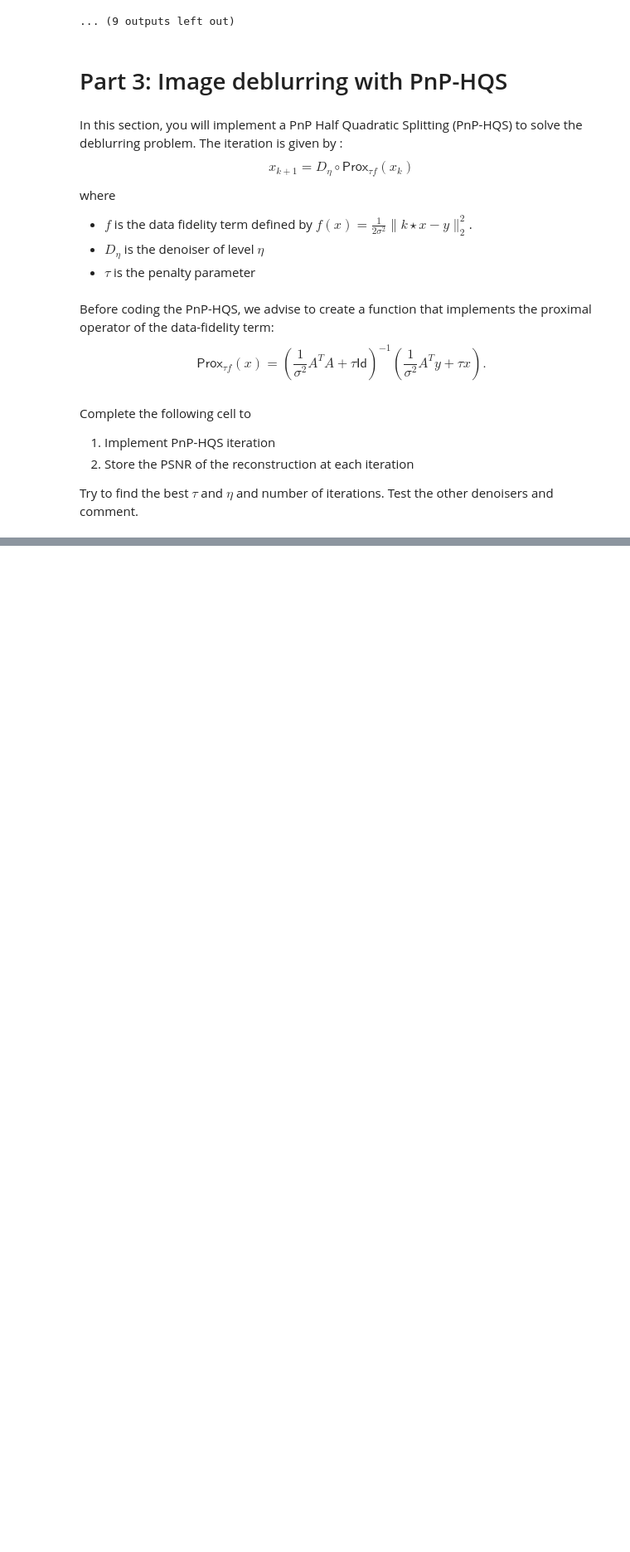
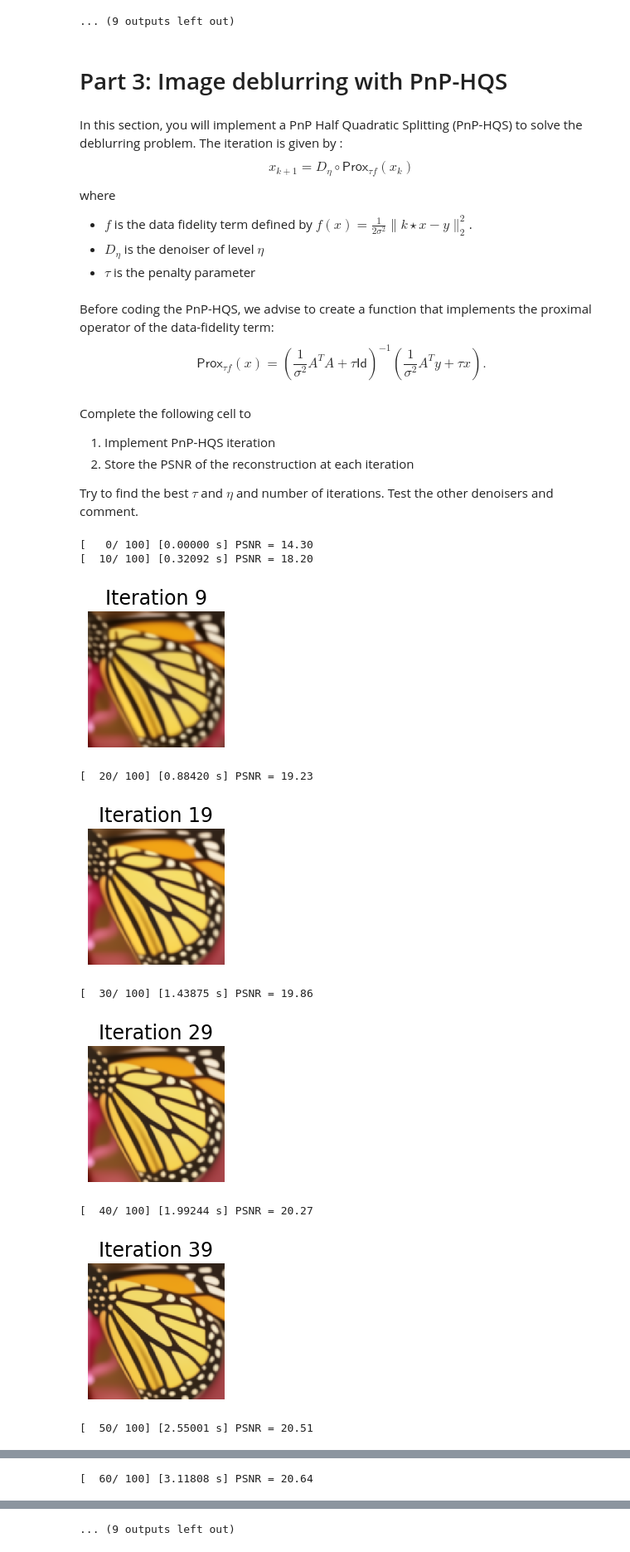
Before and after one commit to selim-ba/insa-image, a Jupyter notebook: TP_1_Image_PnP_Unroll.ipynb, the cells around one changed output, grey strips where cells are left out. Shown at 83% size. Drawn from its saved outputs; the diff is of its cells as text; code cells hidden in the pictures; blank space fills up the shorter version.

```diff
--- a/TP_1_Image_PnP_Unroll.ipynb
+++ b/TP_1_Image_PnP_Unroll.ipynb
@@ -322,33 +322,46 @@ Complete the following cell to
 Try to find the best $\tau$ and $\eta$ and number of iterations. Test the other denoisers and comment.
 # %%
 sigma = 0.2
-tau =  sigma**2 # step-size (to check)
+tau =  80 # step-size (to check)
 eta =  sigma/2 # strength of the denoiser (to check)
 niter = 100 # number of iteration
 D = D1
 
 # initialize with blurry image
 x = y.clone()
 
 psnrtab = []  # to store psnr
 rtab = []     # to store residual
 
+fAty = (torch.conj(fft2(k)) * fft2(y)) / (sigma**2)
+fAtA = (torch.abs(fft2(k))**2) / (sigma**2)
 
 t0 = time.time()
 print('[%4d/%4d] [%.5f s] PSNR = %.2f'%(0,niter,0.,psnr(x0,y)))
 
 for it in range(niter):
-    # fAty = 1/(sigma**2) * torch.conj(fft2(k)) * fft2(y))
-    # fAtA = 1/(sigma**2) * torch.abs(fft2(k))**2
     with torch.no_grad():
-      x = # HQS iteration
+      # HQS iteration
+      x = proxf(x,tau,sigma,fAtA,fAty) #etape 'fidelité'
+      x = D(x,eta) # etape 'régularisation' (debruitage)
 
     psnrtab.append(psnr(x0,x))
 
     if (it+1)%10==0:
         print('[%4d/%4d] [%.5f s] PSNR = %.2f'%(it+1,niter,time.time()-t0,psnrtab[it]))
         dinv.utils.plot(x,'Iteration %i'%it)
 
 plt.plot(torch.tensor(psnrtab))
 plt.title('PSNR')
 plt.show()
+# %% [output]
+[   0/ 100] [0.00000 s] PSNR = 14.30
+[  10/ 100] [0.32092 s] PSNR = 18.20
+[figure, added]
+[  20/ 100] [0.88420 s] PSNR = 19.23
+[figure, added]
+[  30/ 100] [1.43875 s] PSNR = 19.86
+[figure, added]
+[  40/ 100] [1.99244 s] PSNR = 20.27
+[figure, added]
+[  50/ 100] [2.55001 s] PSNR = 20.51
@@ -354,0 +369 @@ plt.show()
+[  60/ 100] [3.11808 s] PSNR = 20.64
@@ -354,0 +371 @@ plt.show()
+... (9 outputs left out)
```
Also changed, not shown: parts of 2 cells of this notebook.
